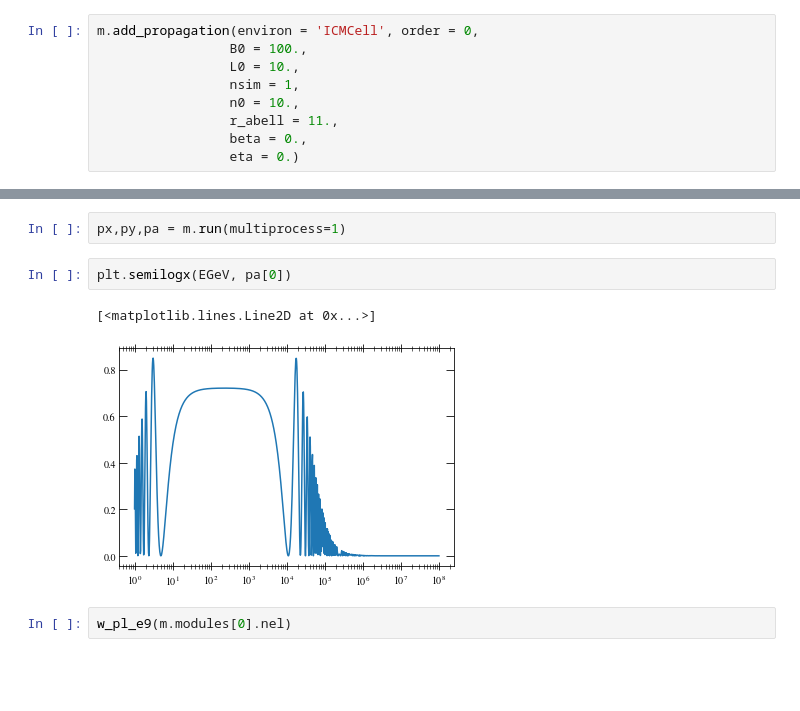
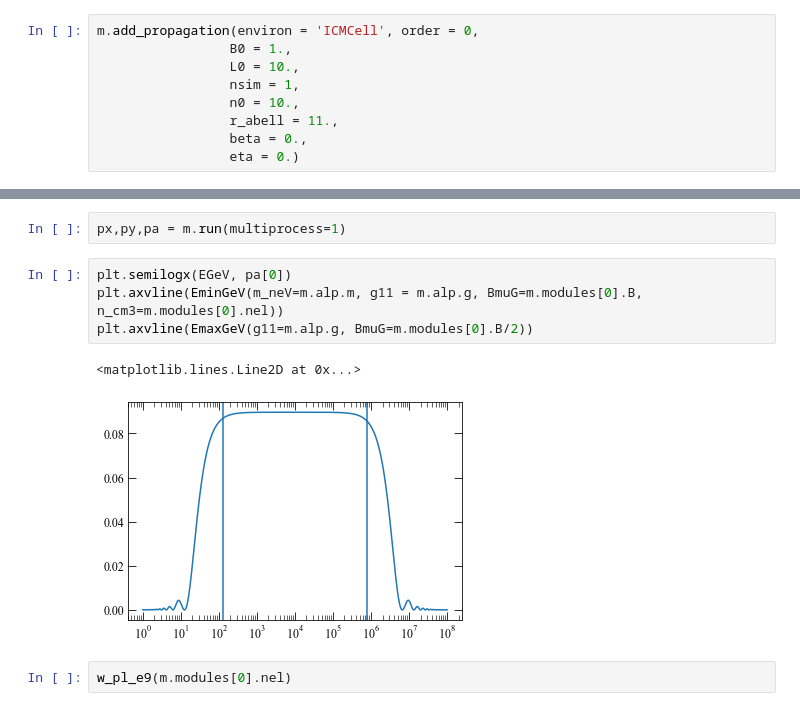
Before and after one commit to me-manu/gammaALPs, a Jupyter notebook: notebooks/example_single_cell_and_gmf.ipynb, the cells around one changed output, grey strips where cells are left out. Cells and saved outputs as stored; diff of their text form; blank space fills up the shorter version.

```diff
--- a/notebooks/example_single_cell_and_gmf.ipynb
+++ b/notebooks/example_single_cell_and_gmf.ipynb
@@ -22,7 +22,7 @@ src = Source(z = 0., l = 0., b = 0., ra = None, dec = None)
 m = ModuleList(alp, src, pin = pin, EGeV = EGeV, seed = 0)
 # %%
 m.add_propagation(environ = 'ICMCell', order = 0,
-                 B0 = 100.,
+                 B0 = 1.,
                  L0 = 10.,
                  nsim = 1,
                  n0 = 10.,
@@ -33,11 +33,13 @@ m.add_propagation(environ = 'ICMCell', order = 0,
 m.modules[0].psin = np.ones_like(m.modules[0].psin) * np.pi / 2.
 # %%
 px,py,pa = m.run(multiprocess=1)
-# %%
-plt.semilogx(EGeV, pa[0])
-# %% [output]
-[<matplotlib.lines.Line2D at 0x...>]
-[figure, removed]
+# %%
+plt.semilogx(EGeV, pa[0])
+plt.axvline(EminGeV(m_neV=m.alp.m, g11 = m.alp.g, BmuG=m.modules[0].B, n_cm3=m.modules[0].nel))
+plt.axvline(EmaxGeV(g11=m.alp.g, BmuG=m.modules[0].B/2))
+# %% [output]
+<matplotlib.lines.Line2D at 0x...>
+[figure, added]
 # %%
 w_pl_e9(m.modules[0].nel)
 # %% [output]
```
Also changed, not shown: parts of 1 cell of this notebook, 2 other files.
